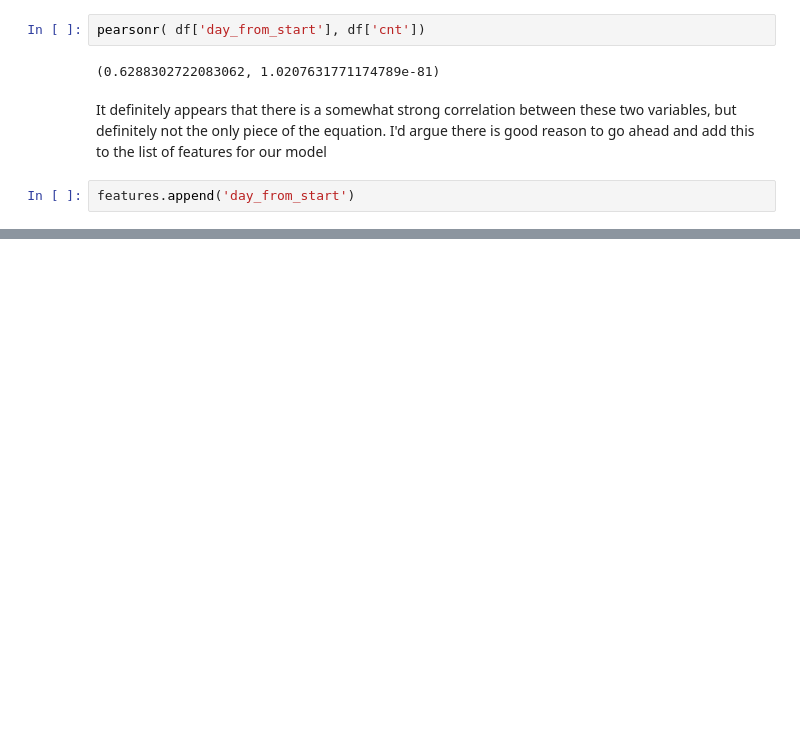
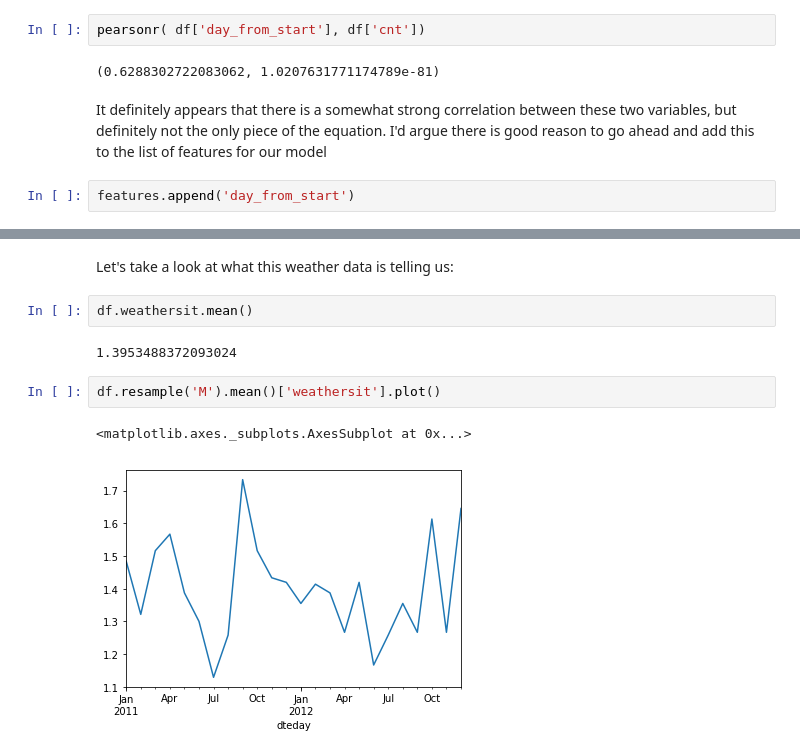
Before and after one commit to Norrick-McGee/ds-personal-projects, a Jupyter notebook: regression/Bike Rental Regression.ipynb, the cells around one changed output, grey strips where cells are left out. Drawn from its saved outputs; the diff is of its cells as text; blank space fills up the shorter version.

```diff
--- a/regression/Bike Rental Regression.ipynb
+++ b/regression/Bike Rental Regression.ipynb
@@ -235,0 +323,11 @@ Another factor to considere
+# %% [markdown]
+Let's take a look at what this weather data is telling us:
+# %%
+df.weathersit.mean()
+# %% [output]
+1.3953488372093024
+# %%
+df.resample('M').mean()['weathersit'].plot()
+# %% [output]
+<matplotlib.axes._subplots.AxesSubplot at 0x...>
+[figure, added]
```
Also changed, not shown: parts of 59 cells of this notebook.
